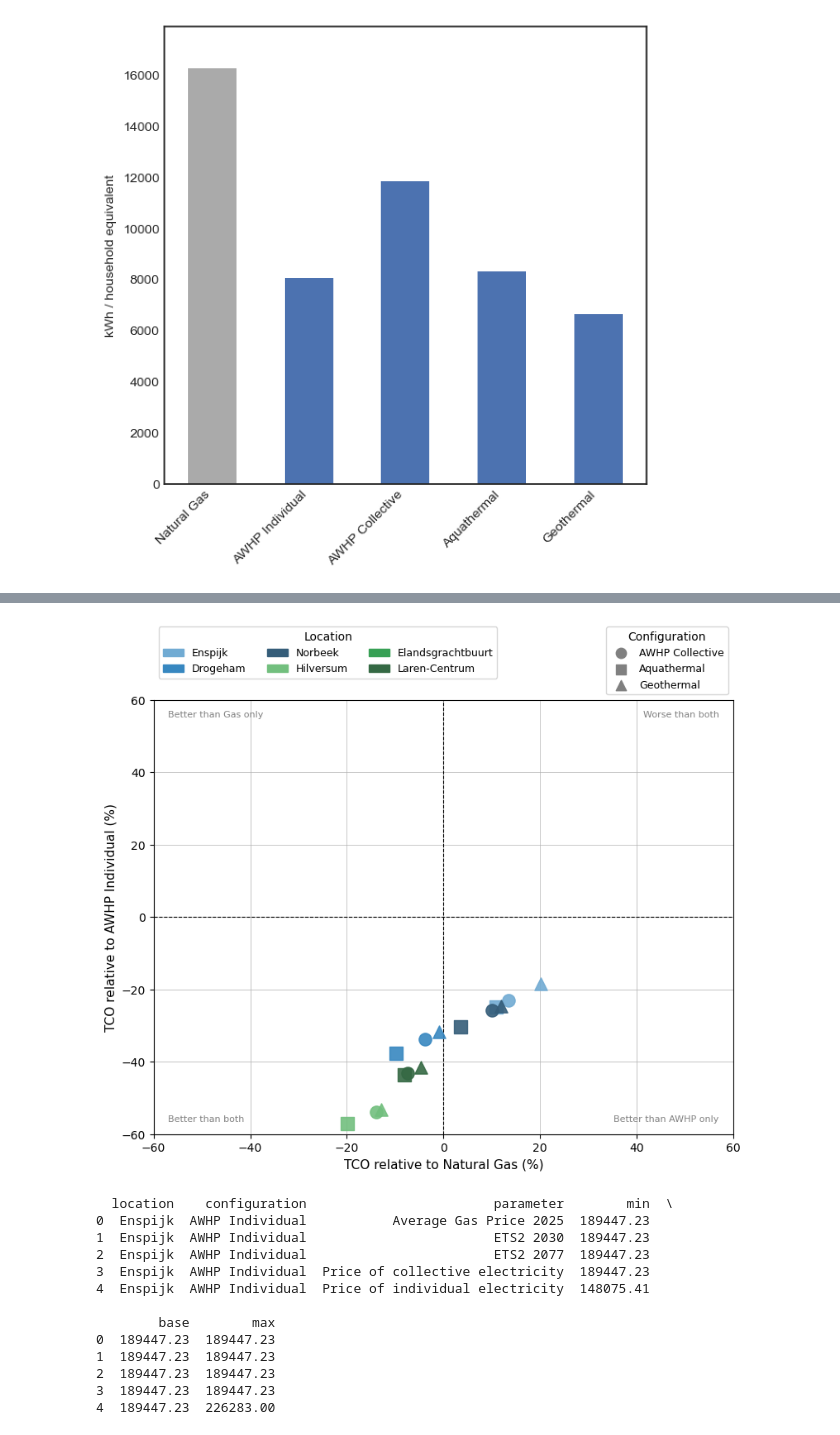
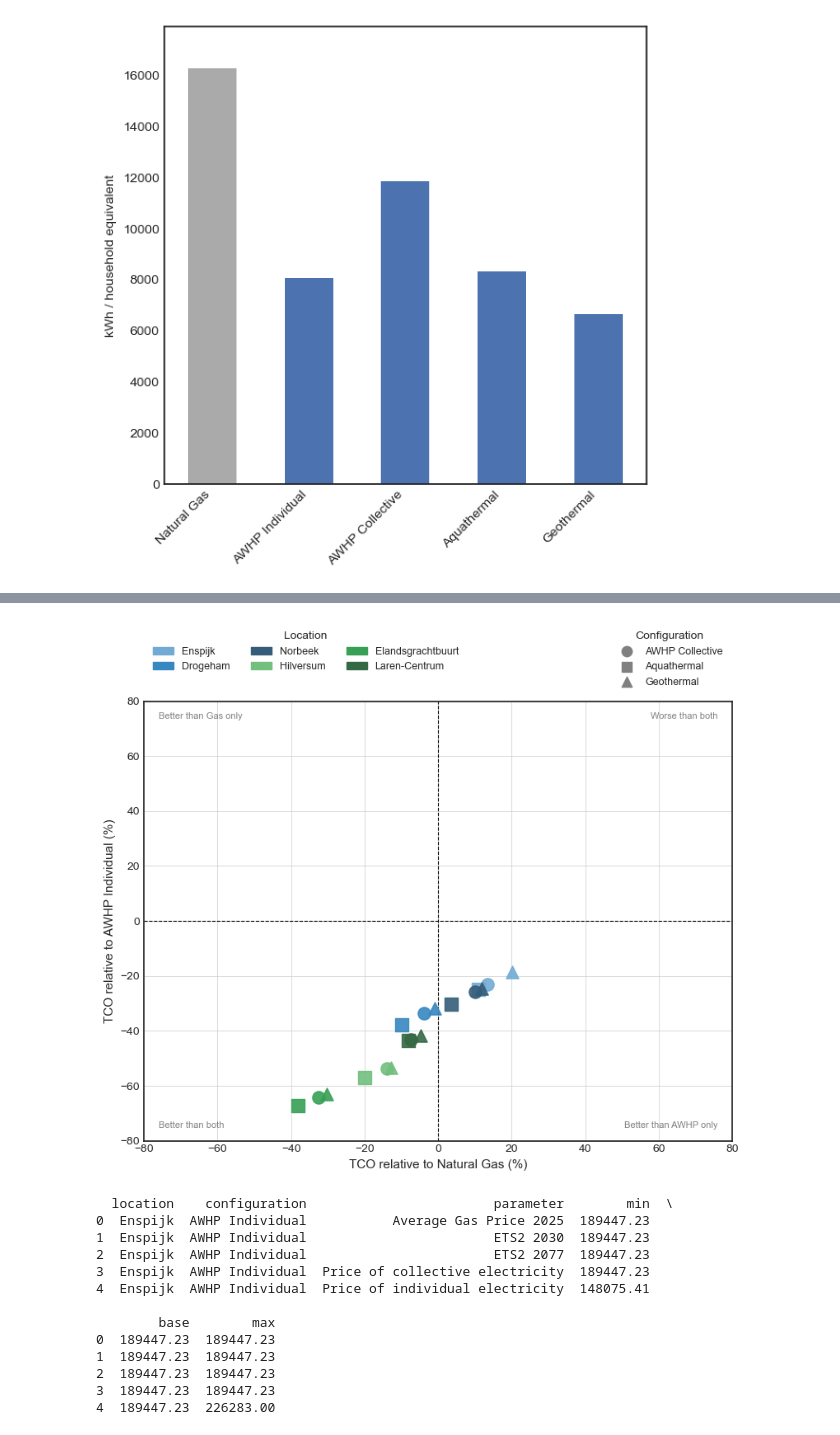
Before and after one commit to karivero/uu-consultancy, a Jupyter notebook: results.ipynb, the cells around one changed output, grey strips where cells are left out. Cells and saved outputs as stored; diff of their text form; code cells hidden in the pictures.

```diff
--- a/results.ipynb
+++ b/results.ipynb
@@ -289,39 +289,39 @@ for _, row in df_plot.iterrows():
 ax.axhline(0, color="black", linewidth=0.8, linestyle="--")
 ax.axvline(0, color="black", linewidth=0.8, linestyle="--")
 
-lims = 60
+lims = 80
 ax.set_xlim(-lims, lims)
 ax.set_ylim(-lims, lims)
 ax.text( lims*0.95,  lims*0.95, "Worse than both",        ha="right", va="top",    fontsize=8, color="gray")
 ax.text(-lims*0.95,  lims*0.95, "Better than Gas only",   ha="left",  va="top",    fontsize=8, color="gray")
 ax.text( lims*0.95, -lims*0.95, "Better than AWHP only",  ha="right", va="bottom", fontsize=8, color="gray")
 ax.text(-lims*0.95, -lims*0.95, "Better than both",       ha="left",  va="bottom", fontsize=8, color="gray")
 
 ax.set_xlabel("TCO relative to Natural Gas (%)", fontsize=11)
 ax.set_ylabel("TCO relative to AWHP Individual (%)", fontsize=11)
 ax.yaxis.grid(True, linewidth=0.5)
 ax.xaxis.grid(True, linewidth=0.5)
 ax.set_axisbelow(True)
 
 # Location legend (color)
 location_order = ["Enspijk", "Drogeham", "Norbeek", "Hilversum", "Elandsgrachtbuurt", "Laren-Centrum"]
 color_handles = [mpatches.Patch(color=color_map[loc], label=loc) for loc in location_order]
 
 # Configuration legend (marker)
 marker_handles = [plt.scatter([], [], marker=marker_map[c], color="gray", s=80, label=c)
                   for c in configs_to_compare]
 
 leg1 = ax.legend(handles=color_handles, title="Location", loc="upper left",
                  bbox_to_anchor=(0, 1.18), fontsize=9, ncol=3)
 ax.add_artist(leg1)
 ax.legend(handles=marker_handles, title="Configuration", loc="upper right",
           bbox_to_anchor=(1, 1.18), fontsize=9, ncol=1)
 
 plt.tight_layout(rect=[0, 0, 1, 0.88])
 
 plt.show()
 # %% [output]
-[figure, old version]
+[figure, new version]
 # %%
 df_sensitivity = pd.read_excel("graphs.xlsx", sheet_name="sensitivity")
 
```
Also changed, not shown: parts of 13 cells of this notebook, 1 other file.
